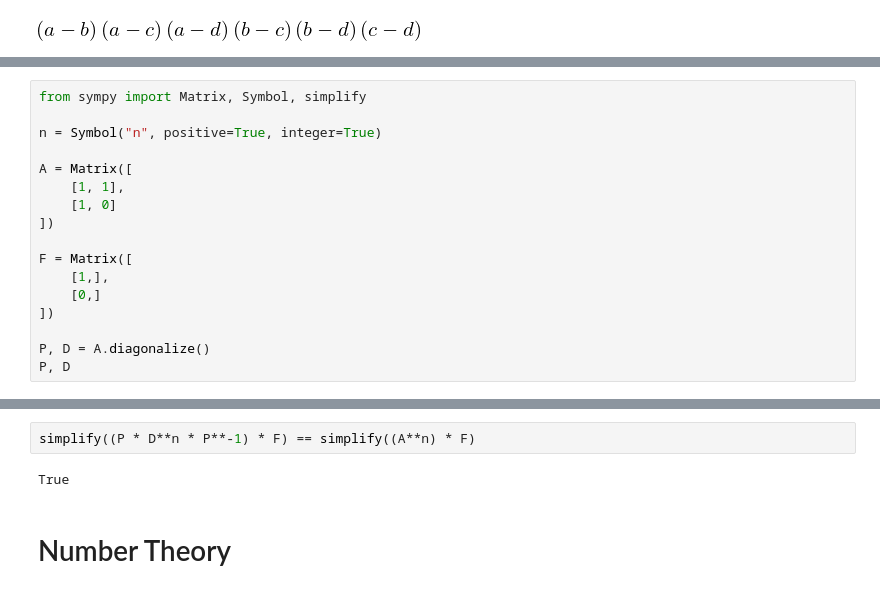
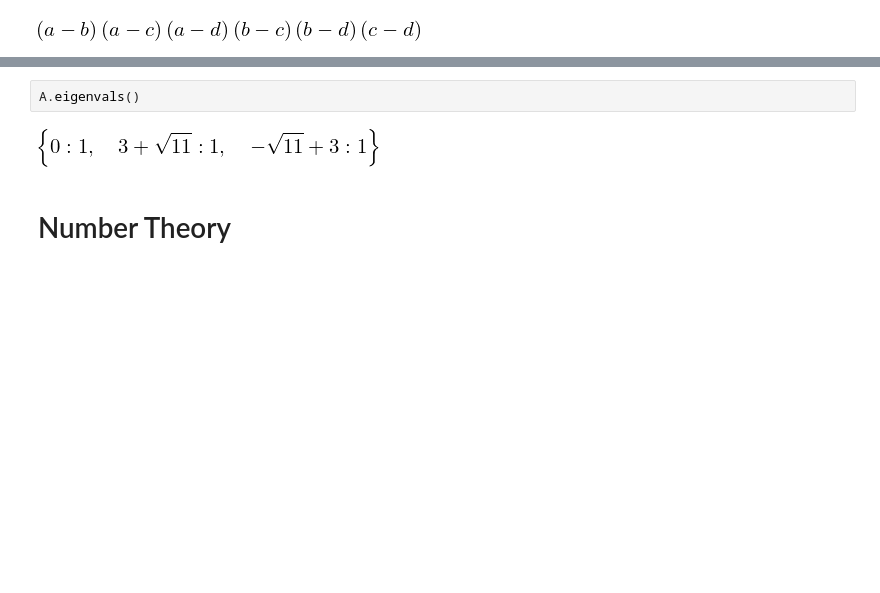
Before and after one commit to HayaoSuzuki/pyconjp2018, a Jupyter notebook: 180918slide_revised.ipynb, the cells around one changed output, grey strips where cells are left out. Saved outputs shown, nothing was run; the diff lists cells and outputs as text; blank space fills up the shorter version.

```diff
--- a/180918slide_revised.ipynb
+++ b/180918slide_revised.ipynb
@@ -468,17 +456,0 @@ $$\begin{pmatrix}F_{n+1} \\ F_{n}\end{pmatrix} = \begin{pmatrix} 1&1\\ 1 & 0\end
-# %%
-from sympy import Matrix, Symbol, simplify
-
-n = Symbol("n", positive=True, integer=True)
-
-A = Matrix([
-    [1, 1],
-    [1, 0]
-])
-
-F = Matrix([
-    [1,],
-    [0,]
-])
-
-P, D = A.diagonalize()
-P, D
@@ -495,7 +457,7 @@ simplify((A**n) * F)
-# %%
-simplify((P * D**n * P**-1) * F) == simplify((A**n) * F)
-# %% [output]
-True
+# %%
+A.eigenvals()
+# %% [output]
+[figure, added]
 # %% [markdown]
 # Number Theory
 # %% [markdown]
```
Also changed, not shown: parts of 50 cells of this notebook.
